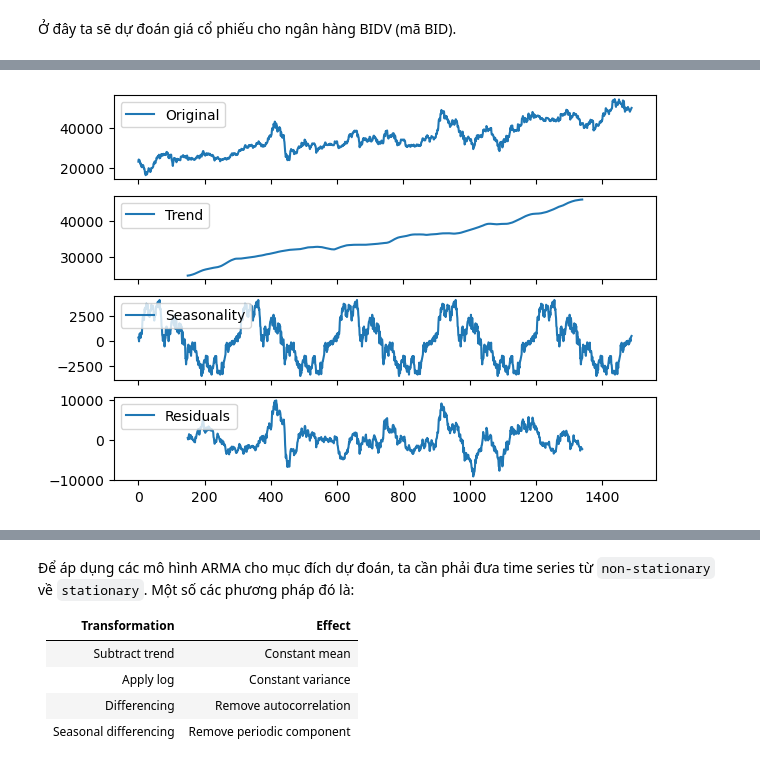
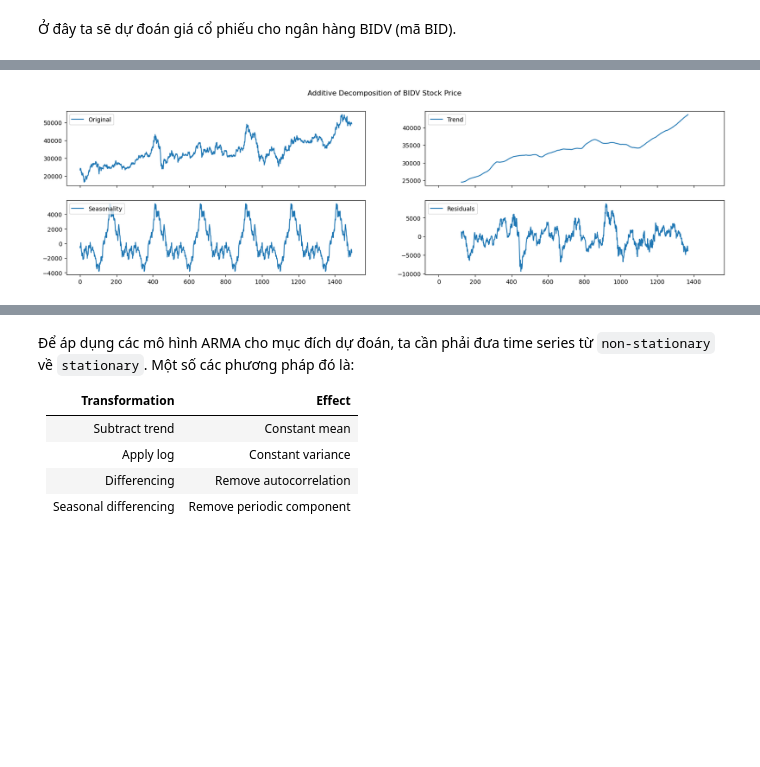
Before and after one commit to HTNam1710/DataViz_Lab02, a Jupyter notebook: stationarity.ipynb, the cells around one changed output, grey strips where cells are left out. Saved outputs shown, nothing was run; the diff lists cells and outputs as text; code cells hidden in the pictures; blank space fills up the shorter version.

```diff
--- a/stationarity.ipynb
+++ b/stationarity.ipynb
@@ -46,8 +29,8 @@ grouped_df = data.groupby('XSTC')
 # Create a dictionary to hold each group as a separate dataframe
 dataframes = {name: group for name, group in grouped_df}
 # %%
-def filter_XSTC(XSTC, date_index=True):
-    df = dataframes[XSTC]
+def filter_bank(bank, date_index=True):
+    df = dataframes[bank]
     df = df.sort_values(by='Date')
     if (date_index==False):
         df.reset_index(drop=True, inplace=True)
@@ -55,6 +38,6 @@ def filter_XSTC(XSTC, date_index=True):
         df.set_index('Date', inplace=True)
     return df
 # %%
-AGR_df = filter_XSTC('AGR', date_index=True)
-AGR_df
+AGR_df = filter_bank('Agribank', date_index=True)
+AGR_df.head(5)
 # %% [output]
@@ -338,0 +298,3 @@ BID_df
+# %%
+BID_df = filter_bank(bank='BIDV')
+BID_df
@@ -385,28 +351,29 @@ plt.show()
 # %%
 from statsmodels.tsa.seasonal import seasonal_decompose, STL
 
-def seas_decomp_plots(original, decomposition):
-    _, axes = plt.subplots(4, 1, sharex=True, sharey=False, figsize=(7, 5))
-    axes[0].plot(original, label='Original')
-    axes[0].legend(loc='upper left')
-    axes[1].plot(decomposition.trend, label='Trend')
-    axes[1].legend(loc='upper left')
-    axes[2].plot(decomposition.seasonal, label='Seasonality')
-    axes[2].legend(loc='upper left')
-    axes[3].plot(decomposition.resid, label='Residuals')
-    axes[3].legend(loc='upper left')
+def seas_decomp_plots(original, decomposition, suptitle="Decomposition Plot"):
+    _, axes = plt.subplots(2, 2, sharex=True, sharey=False, figsize=(20, 5))
+    axes[0][0].plot(original, label='Original')
+    axes[0][0].legend(loc='upper left')
+    axes[0][1].plot(decomposition.trend, label='Trend')
+    axes[0][1].legend(loc='upper left')
+    axes[1][0].plot(decomposition.seasonal, label='Seasonality')
+    axes[1][0].legend(loc='upper left')
+    axes[1][1].plot(decomposition.resid, label='Residuals')
+    axes[1][1].legend(loc='upper left')
+    plt.suptitle(suptitle)
     plt.show()
 # %%
 additive_decomposition = seasonal_decompose(x=BID_df['Price'].values, model='additive', period=period)
-seas_decomp_plots(BID_df['Price'].values, additive_decomposition)
+seas_decomp_plots(BID_df['Price'].values, additive_decomposition, suptitle="Additive Decomposition of BIDV Stock Price")
 
 # Create DataFrame for decomposed components
 add_decomposition_df = pd.DataFrame({
     'Trend': additive_decomposition.trend,
     'Seasonal': additive_decomposition.seasonal,
     'Residual': additive_decomposition.resid
 }, index=BID_df.index)
 
 BID_df['Add_residual'] = add_decomposition_df['Residual']
 # %% [output]
-[figure, old version]
+[figure, new version]
```
Also changed, not shown: parts of 20 cells of this notebook, 1 other file.
